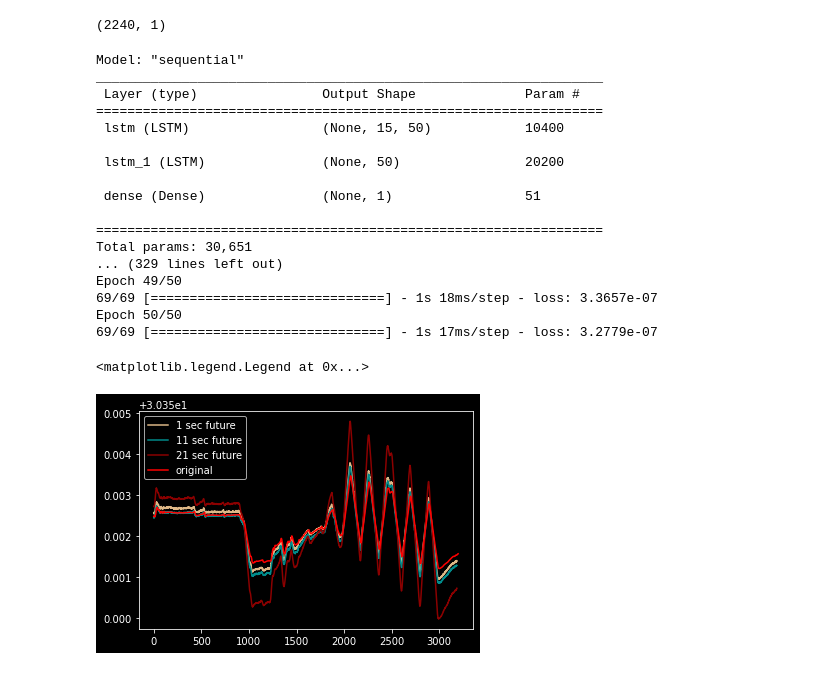
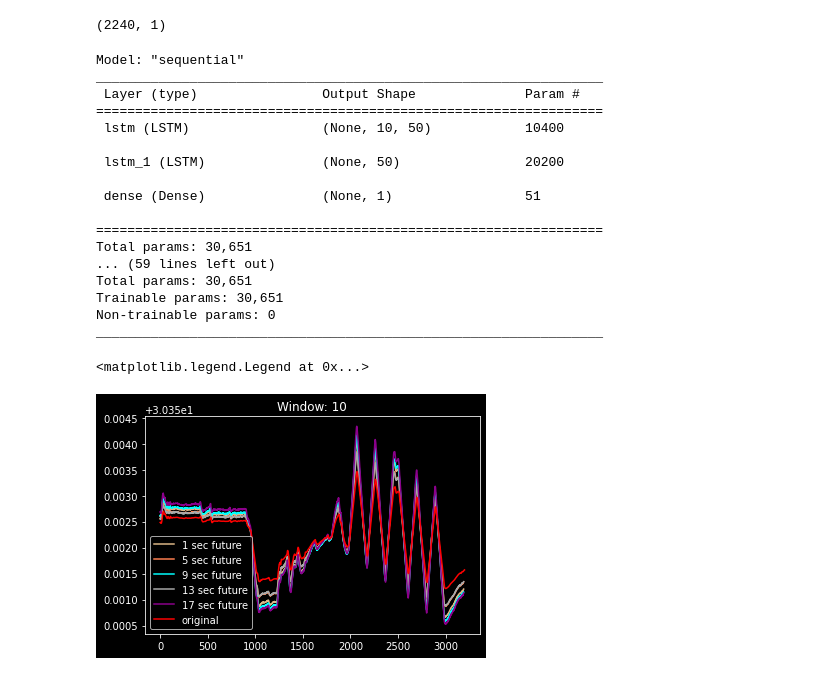
Before and after one commit to SanjibSarkarU/colab-NN, a Jupyter notebook: lstm.ipynb, the cells around one changed output. Saved outputs shown, nothing was run; the diff lists cells and outputs as text; code cells hidden in the pictures.

```diff
--- a/lstm.ipynb
+++ b/lstm.ipynb
@@ -129,45 +122,46 @@ def model_lstm(window_size):
   # print('Train...', model.summary())
   return model
 # %%
-for i in range(1, 31, 10):
-  window_size=15
+for i in range(1, 21, 4):
+  window_size=10
   future =i
   batch_size= 32
   train_x_lat = ts_data_preparation(train_lat, window_size=window_size, future=future, batch_size=batch_size, shuffle=True)
   train_x_lng = ts_data_preparation(train_lng, window_size=window_size, future=future, batch_size=batch_size, shuffle=True)
   # test_lat = test_data_preparation(test_lat, window_size=window_size, batch_size=batch_size)
 
   model = model_lstm(window_size)
   epochs = 50
-  model.fit(train_x_lat, epochs=epochs, verbose=1)
+  model.fit(train_x_lat, epochs=epochs, verbose=0)
 
   # testPredict_lat = model.predict(test_lat)
 
   predict_all_lat = model.predict(test_data_preparation(series_lat, window_size=window_size, batch_size=batch_size))
   plt.plot(predict_all_lat, color = colors[11+i], label = f'{future} sec future')
 
 plt.plot(series_lat, color ='r', label= 'original' )
+plt.title(f'Window: {window_size}')
 plt.legend()
 # %% [output]
 Model: "sequential"
 _________________________________________________________________
  Layer (type)                Output Shape              Param #
 =================================================================
- lstm (LSTM)                 (None, 15, 50)            10400
+ lstm (LSTM)                 (None, 10, 50)            10400
 
  lstm_1 (LSTM)               (None, 50)                20200
 
  dense (Dense)               (None, 1)                 51
 
 =================================================================
 Total params: 30,651
-... (329 lines left out)
-Epoch 49/50
-69/69 [==============================] - 1s 18ms/step - loss: 3.3657e-07
-Epoch 50/50
-69/69 [==============================] - 1s 17ms/step - loss: 3.2779e-07
+... (59 lines left out)
+Total params: 30,651
+Trainable params: 30,651
+Non-trainable params: 0
+_________________________________________________________________
 <matplotlib.legend.Legend at 0x...>
-[figure, old version]
+[figure, new version]
 # %%
 # plt.plot(series_lat, color ='b', label= f'{future} sec future' )
 # plt.legend()
```
Also changed, not shown: parts of 5 cells of this notebook.
